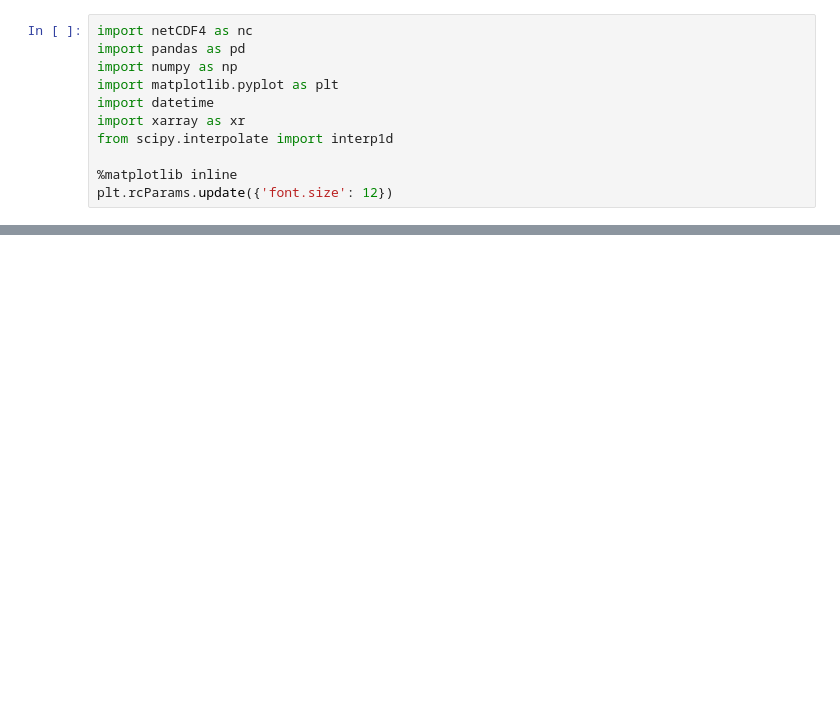
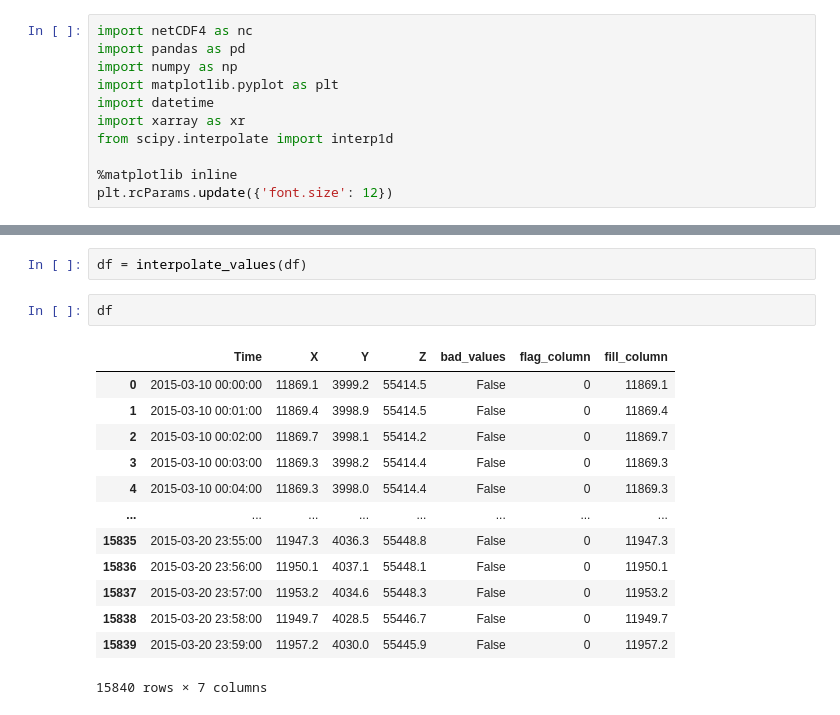
Before and after one commit to GFMoraga/Data-project, a Jupyter notebook: Final_draft.ipynb, the cells around one changed output, grey strips where cells are left out. Saved outputs shown, nothing was run; the diff lists cells and outputs as text; blank space fills up the shorter version.

```diff
--- a/Final_draft.ipynb
+++ b/Final_draft.ipynb
@@ -102,0 +129,18 @@ simple_plot(df)
+# %%
+df = interpolate_values(df)
+# %%
+df
+# %% [output]
+|  | Time | X | Y | Z | bad_values | flag_column | fill_column |
+| 0 | 2015-03-10 00:00:00 | 11869.1 | 3999.2 | 55414.5 | False | 0 | 11869.1 |
+| 1 | 2015-03-10 00:01:00 | 11869.4 | 3998.9 | 55414.5 | False | 0 | 11869.4 |
+| 2 | 2015-03-10 00:02:00 | 11869.7 | 3998.1 | 55414.2 | False | 0 | 11869.7 |
+| 3 | 2015-03-10 00:03:00 | 11869.3 | 3998.2 | 55414.4 | False | 0 | 11869.3 |
+| 4 | 2015-03-10 00:04:00 | 11869.3 | 3998.0 | 55414.4 | False | 0 | 11869.3 |
+| ... | ... | ... | ... | ... | ... | ... | ... |
+| 15835 | 2015-03-20 23:55:00 | 11947.3 | 4036.3 | 55448.8 | False | 0 | 11947.3 |
+| 15836 | 2015-03-20 23:56:00 | 11950.1 | 4037.1 | 55448.1 | False | 0 | 11950.1 |
+| 15837 | 2015-03-20 23:57:00 | 11953.2 | 4034.6 | 55448.3 | False | 0 | 11953.2 |
+| 15838 | 2015-03-20 23:58:00 | 11949.7 | 4028.5 | 55446.7 | False | 0 | 11949.7 |
+| 15839 | 2015-03-20 23:59:00 | 11957.2 | 4030.0 | 55445.9 | False | 0 | 11957.2 |
+15840 rows × 7 columns
```
Also changed, not shown: parts of 12 cells of this notebook.
